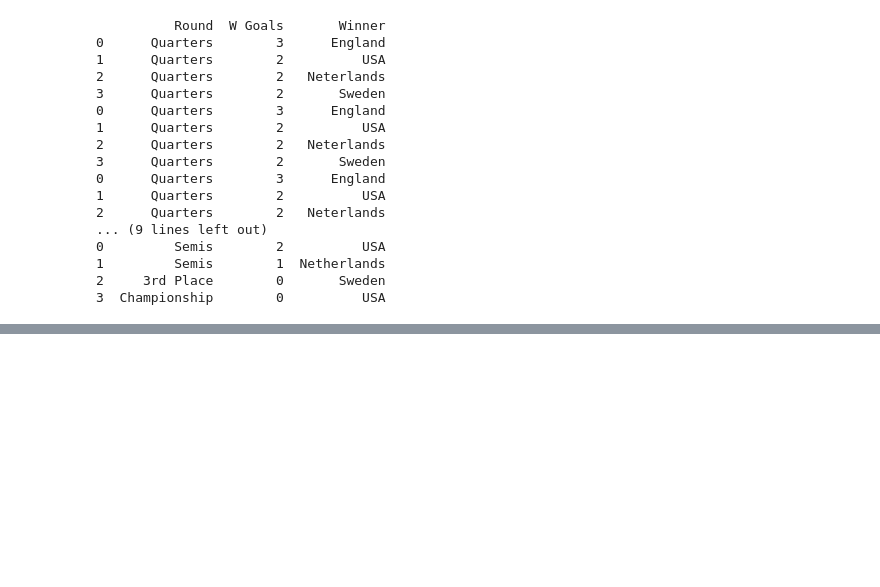
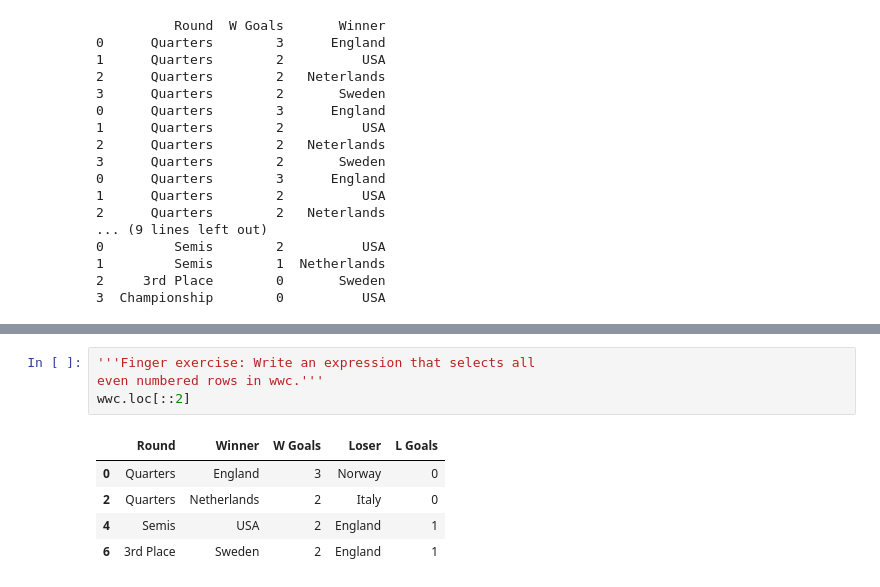
Before and after one commit to jinjiaacademy/MIT6001_2, a Jupyter notebook: figure_code/Chapter 23 Exploring Data with Pandas.ipynb, the cells around one changed output, grey strips where cells are left out. Drawn from its saved outputs; the diff is of its cells as text; blank space fills up the shorter version.

```diff
--- a/figure_code/Chapter 23 Exploring Data with Pandas.ipynb
+++ b/figure_code/Chapter 23 Exploring Data with Pandas.ipynb
@@ -148,0 +266,10 @@ print(df)
+# %%
+'''Finger exercise: Write an expression that selects all
+even numbered rows in wwc.'''
+wwc.loc[::2]
+# %% [output]
+|  | Round | Winner | W Goals | Loser | L Goals |
+| 0 | Quarters | England | 3 | Norway | 0 |
+| 2 | Quarters | Netherlands | 2 | Italy | 0 |
+| 4 | Semis | USA | 2 | England | 1 |
+| 6 | 3rd Place | Sweden | 2 | England | 1 |
```
Also changed, not shown: parts of 18 cells of this notebook.
